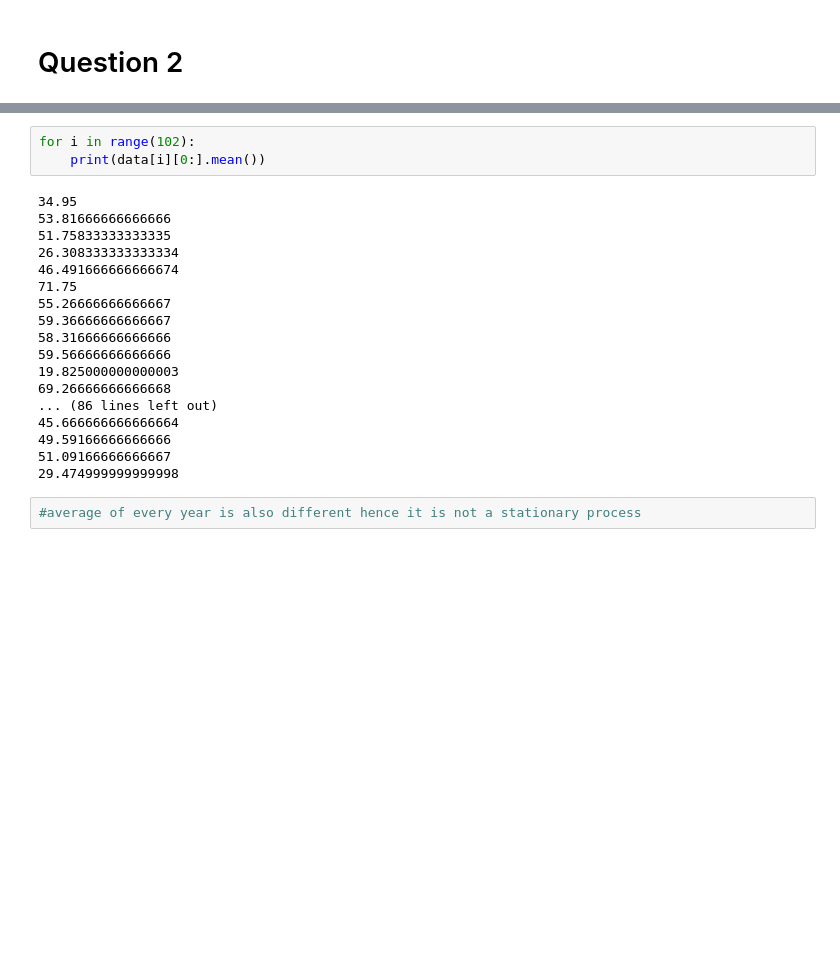
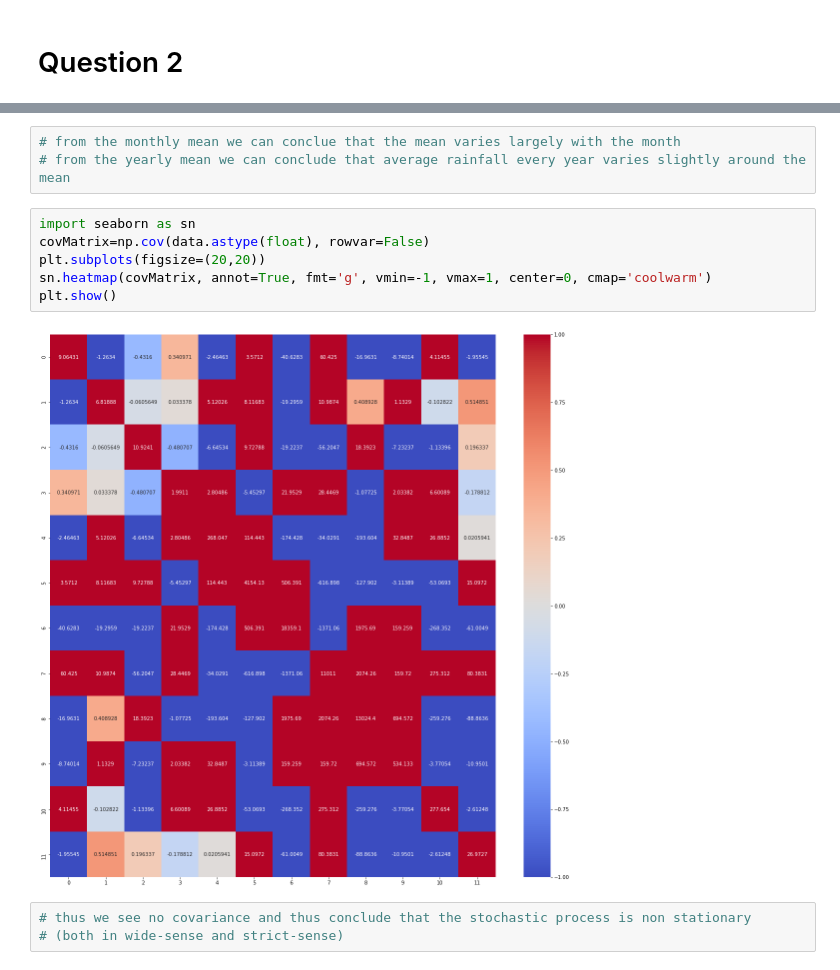
Before and after one commit to shantanutyagi67/CT303_Labs, a Jupyter notebook: Lab 2/q2.ipynb, the cells around one changed output, grey strips where cells are left out. Cells and saved outputs as stored; diff of their text form; blank space fills up the shorter version.

```diff
--- a/Lab 2/q2.ipynb
+++ b/Lab 2/q2.ipynb
@@ -144,23 +123,14 @@ plt.show()
-# %%
-for i in range(102):
-    print(data[i][0:].mean())
-# %% [output]
-34.95
-53.81666666666666
-51.75833333333335
-26.308333333333334
-46.491666666666674
-71.75
-55.26666666666667
-59.36666666666667
-58.31666666666666
-59.56666666666666
-19.825000000000003
-69.26666666666668
-... (86 lines left out)
-45.666666666666664
-49.59166666666666
-51.09166666666667
-29.474999999999998
-# %%
-#average of every year is also different hence it is not a stationary process
+# %%
+# from the monthly mean we can conclue that the mean varies largely with the month
+# from the yearly mean we can conclude that average rainfall every year varies slightly around the mean
+# %%
+import seaborn as sn
+covMatrix=np.cov(data.astype(float), rowvar=False)
+plt.subplots(figsize=(20,20))
+sn.heatmap(covMatrix, annot=True, fmt='g', vmin=-1, vmax=1, center=0, cmap='coolwarm')
+plt.show()
+# %% [output]
+[figure, added]
+# %%
+# thus we see no covariance and thus conclude that the stochastic process is non stationary
+# (both in wide-sense and strict-sense)
```
Also changed, not shown: parts of 23 cells of this notebook, 2 other files.
